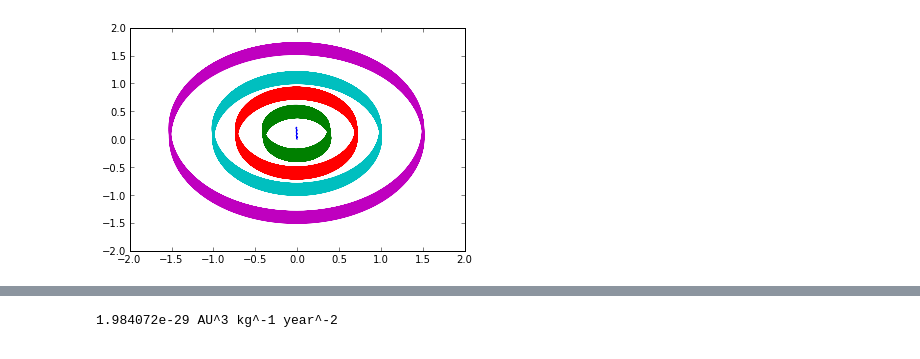
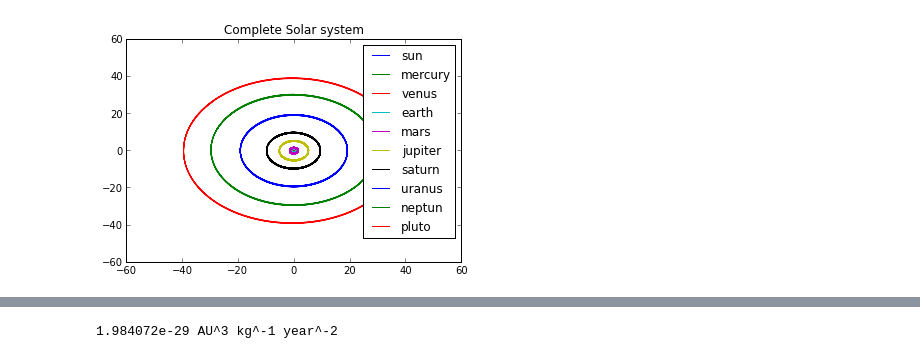
Before and after one commit to wholmen/FYS3150-Project-3, a Jupyter notebook: build-SolarSystem-Desktop-Debug/FYS3150 - Project 3.ipynb, the cells around one changed output, grey strips where cells are left out. Saved outputs shown, nothing was run; the diff lists cells and outputs as text; code cells hidden in the pictures.

```diff
--- a/build-SolarSystem-Desktop-Debug/FYS3150 - Project 3.ipynb
+++ b/build-SolarSystem-Desktop-Debug/FYS3150 - Project 3.ipynb
@@ -4,17 +119,25 @@
 # %%
-from pylab import *
+# Tfinal = 1000years. dt = 0.01
 
 title0 = "sun.txt"; title1 = "mercury.txt"; title2 = "venus.txt"; title3 = "earth.txt"; title4 = "mars.txt"
 title5 = "jupiter.txt"; title6 = "saturn.txt"; title7 = "uranus.txt"; title8 = "neptun.txt"; title9 = "pluto.txt"
-x0,y0,t0,E0 = readfile(title0); x1,y1,t1,E1 = readfile(title1); x2,y2,t2,E2 = readfile(title2); x3,y3,t3,E3 = readfile(title3); x4,y4,t4,E4 = readfile(title4);
+x0,y0,t0,E0 = readfile(title0); x1,y1,t1,E1 = readfile(title1); x2,y2,t2,E2 = readfile(title2); x3,y3,t3,E3,L = readfile(title3); x4,y4,t4,E4 = readfile(title4);
 x5,y5,t5,E5 = readfile(title5); x6,y6,t6,E6 = readfile(title6); x7,y7,t7,E7 = readfile(title7); x8,y8,t8,E8 = readfile(title8); x9,y9,t9,E9 = readfile(title9);
 
-
-plot(x0,y0,'-')
-plot(x1,y1,'-')
-plot(x2,y2,'-')
-plot(x3,y3,'-')
-plot(x4,y4,'-')
+plot(x0,y0,'-',label="sun")
+plot(x1,y1,'-',label="mercury")
+plot(x2,y2,'-',label="venus")
+plot(x3,y3,'-',label="earth")
+plot(x4,y4,'-',label="mars")
+plot(x5,y5,'-',label="jupiter")
+plot(x6,y6,'-',label="saturn")
+plot(x7,y7,'-',label="uranus")
+plot(x8,y8,'-',label="neptun")
+plot(x9,y9,'-',label="pluto")
+legend(loc="upper right")
+title("Complete Solar system")
+xlim(-60,60)
+ylim(-60,60)
 show()
 # %% [output]
-[figure, old version]
+[figure, new version]
```
Also changed, not shown: parts of 17 cells of this notebook, 36 other files.
